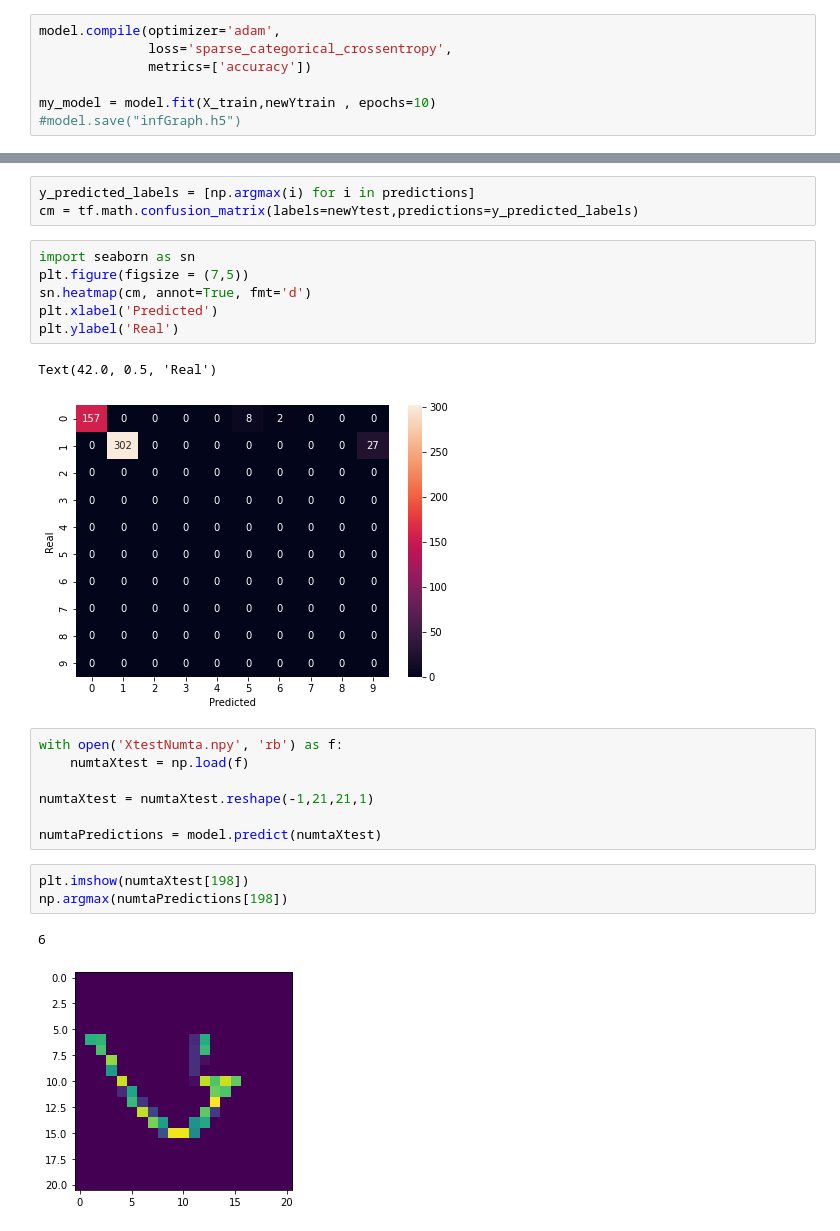
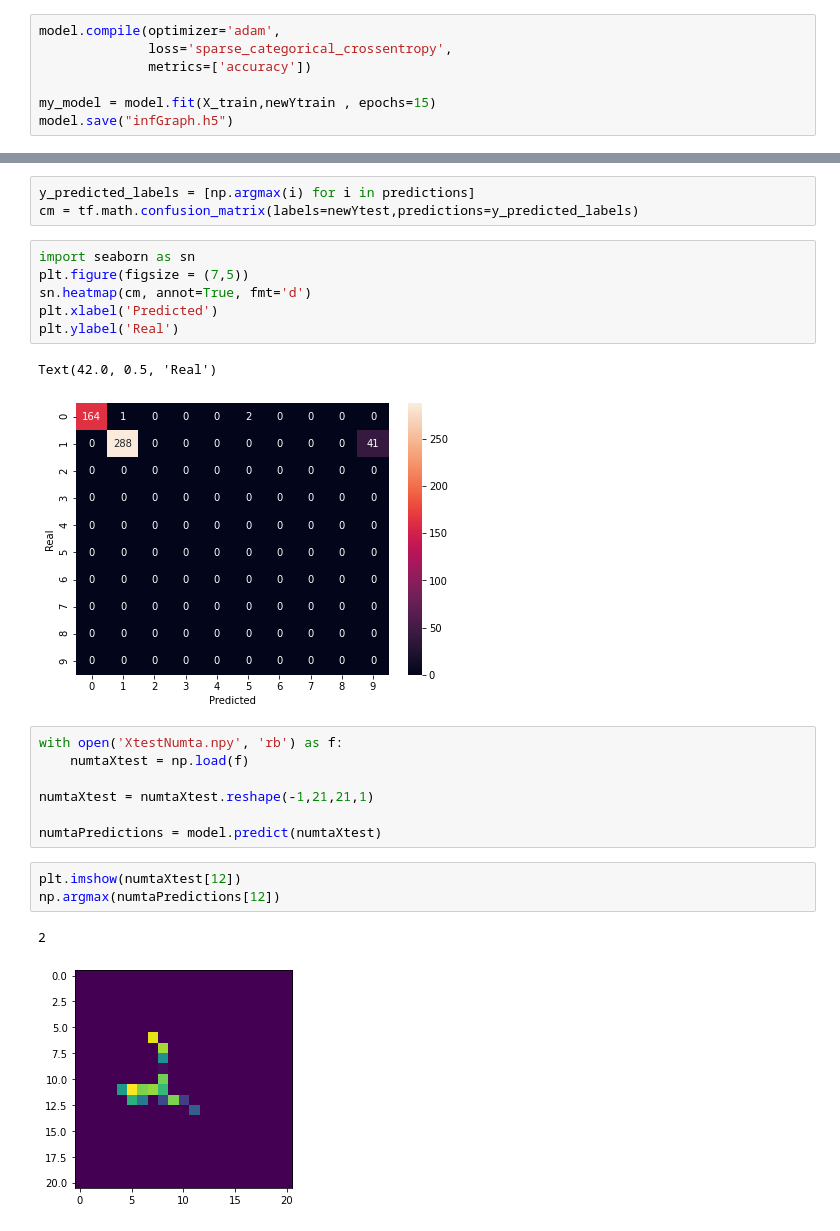
Before and after one commit to khansun/cnn_bangla_ocr, a Jupyter notebook: ocr.ipynb, the cells around one changed output, grey strips where cells are left out. Saved outputs shown, nothing was run; the diff lists cells and outputs as text.

Commit message:
graph15

```diff
--- a/ocr.ipynb
+++ b/ocr.ipynb
@@ -99,6 +98,6 @@ model.compile(optimizer='adam',
               loss='sparse_categorical_crossentropy',
               metrics=['accuracy'])
 
-my_model = model.fit(X_train,newYtrain , epochs=10)
-#model.save("infGraph.h5")
+my_model = model.fit(X_train,newYtrain , epochs=15)
+model.save("infGraph.h5")
 # %% [output]
@@ -171,7 +167,7 @@ plt.xlabel('Predicted')
 plt.ylabel('Real')
 # %% [output]
 Text(42.0, 0.5, 'Real')
-[figure, old version]
+[figure, new version]
 # %%
 with open('XtestNumta.npy', 'rb') as f:
     numtaXtest = np.load(f)
@@ -180,8 +176,8 @@ numtaXtest = numtaXtest.reshape(-1,21,21,1)
 
 numtaPredictions = model.predict(numtaXtest)
 # %%
-plt.imshow(numtaXtest[198])
-np.argmax(numtaPredictions[198])
+plt.imshow(numtaXtest[12])
+np.argmax(numtaPredictions[12])
 # %% [output]
-6
+2
-[figure, old version]
+[figure, new version]
```
Also changed, not shown: parts of 4 cells of this notebook, 2 other files.
